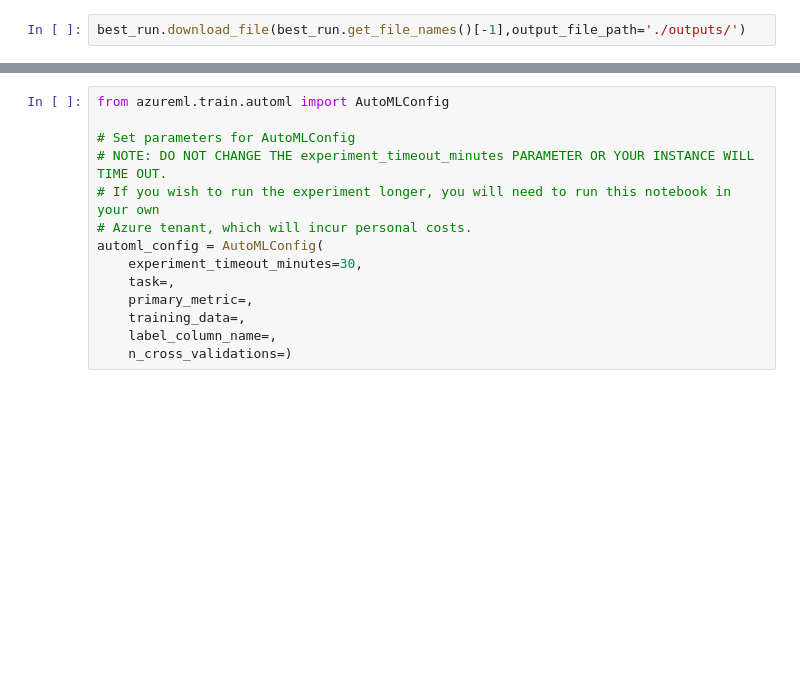
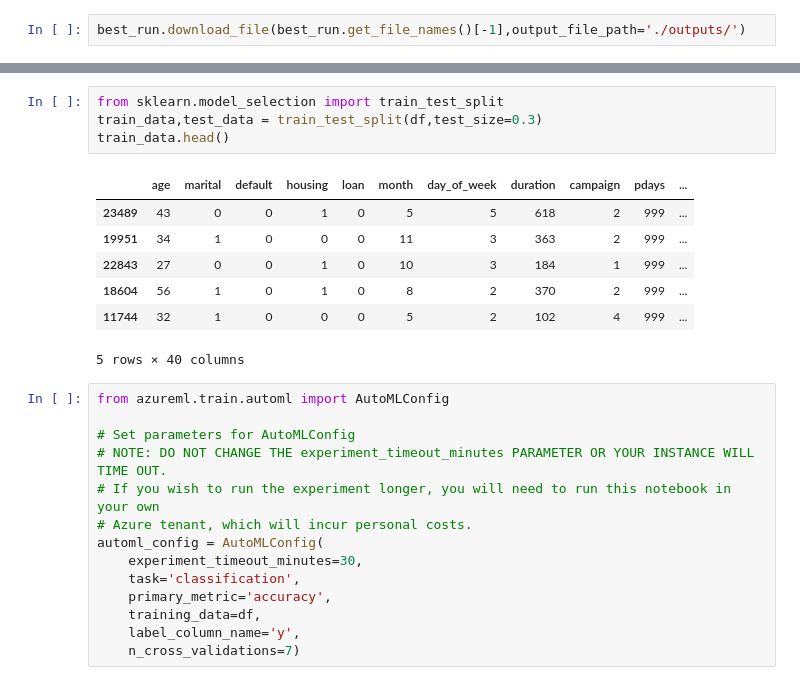
Before and after one commit to fcgomezr/Udacity-Azure-ML, a Jupyter notebook: udacity-project.ipynb, the cells around one changed output, grey strips where cells are left out. Cells and saved outputs as stored; diff of their text form; blank space fills up the shorter version.

```diff
--- a/udacity-project.ipynb
+++ b/udacity-project.ipynb
@@ -173,3 +189,15 @@ x, y = clean_data(### YOUR DATA OBJECT HERE ###)
+# %%
+from sklearn.model_selection import train_test_split
+train_data,test_data = train_test_split(df,test_size=0.3)
+train_data.head()
+# %% [output]
+|  | age | marital | default | housing | loan | month | day_of_week | duration | campaign | pdays | ... |
+| 23489 | 43 | 0 | 0 | 1 | 0 | 5 | 5 | 618 | 2 | 999 | ... |
+| 19951 | 34 | 1 | 0 | 0 | 0 | 11 | 3 | 363 | 2 | 999 | ... |
+| 22843 | 27 | 0 | 0 | 1 | 0 | 10 | 3 | 184 | 1 | 999 | ... |
+| 18604 | 56 | 1 | 0 | 1 | 0 | 8 | 2 | 370 | 2 | 999 | ... |
+| 11744 | 32 | 1 | 0 | 0 | 0 | 5 | 2 | 102 | 4 | 999 | ... |
+5 rows × 40 columns
 # %%
 from azureml.train.automl import AutoMLConfig
 
@@ -179,11 +207,11 @@ from azureml.train.automl import AutoMLConfig
 # Azure tenant, which will incur personal costs.
 automl_config = AutoMLConfig(
     experiment_timeout_minutes=30,
-    task=,
-    primary_metric=,
-    training_data=,
-    label_column_name=,
-    n_cross_validations=)
+    task='classification',
+    primary_metric='accuracy',
+    training_data=df,
+    label_column_name='y',
+    n_cross_validations=7)
 # %%
 # Submit your automl run
 
```
Also changed, not shown: parts of 10 cells of this notebook.
